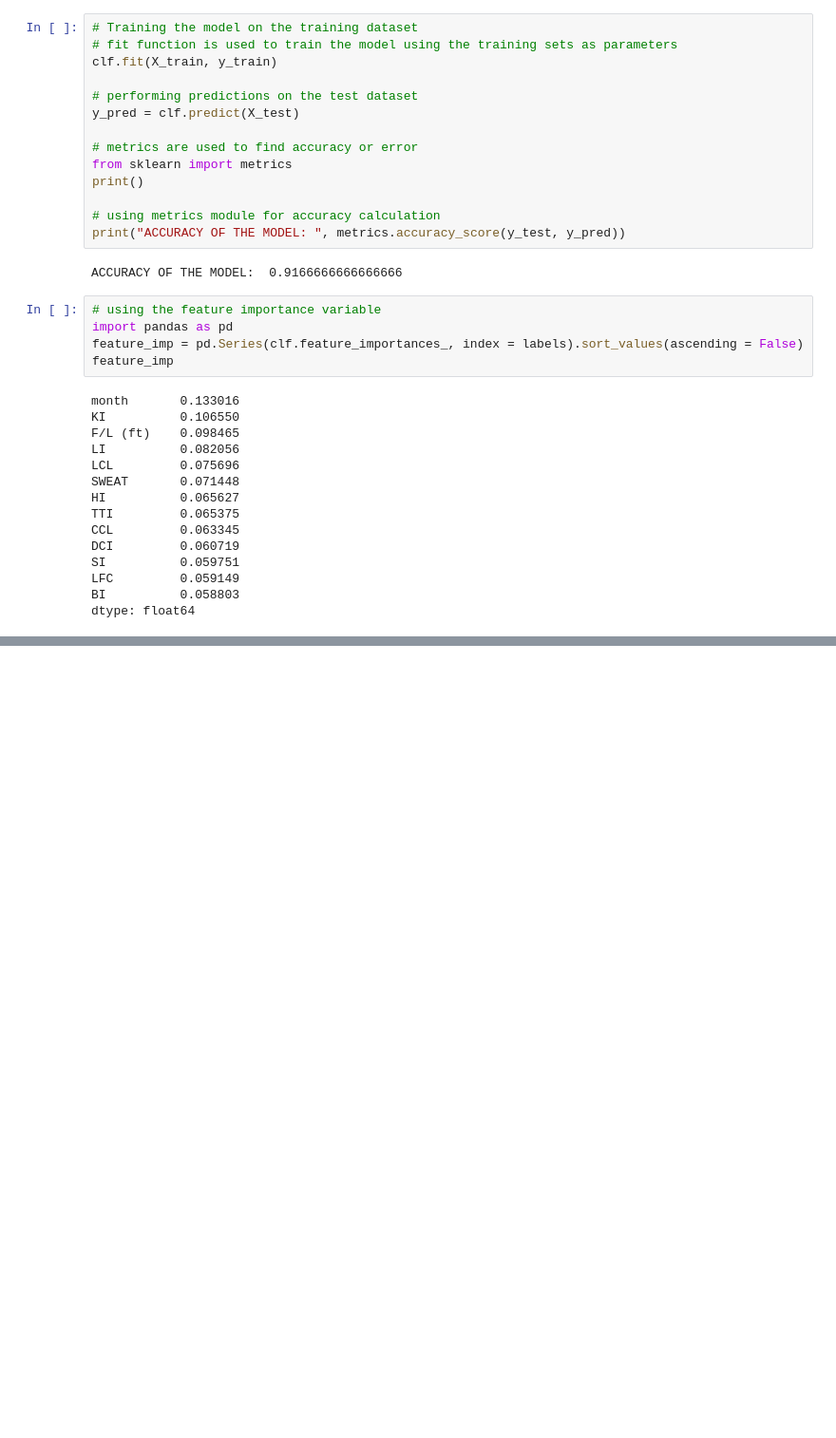
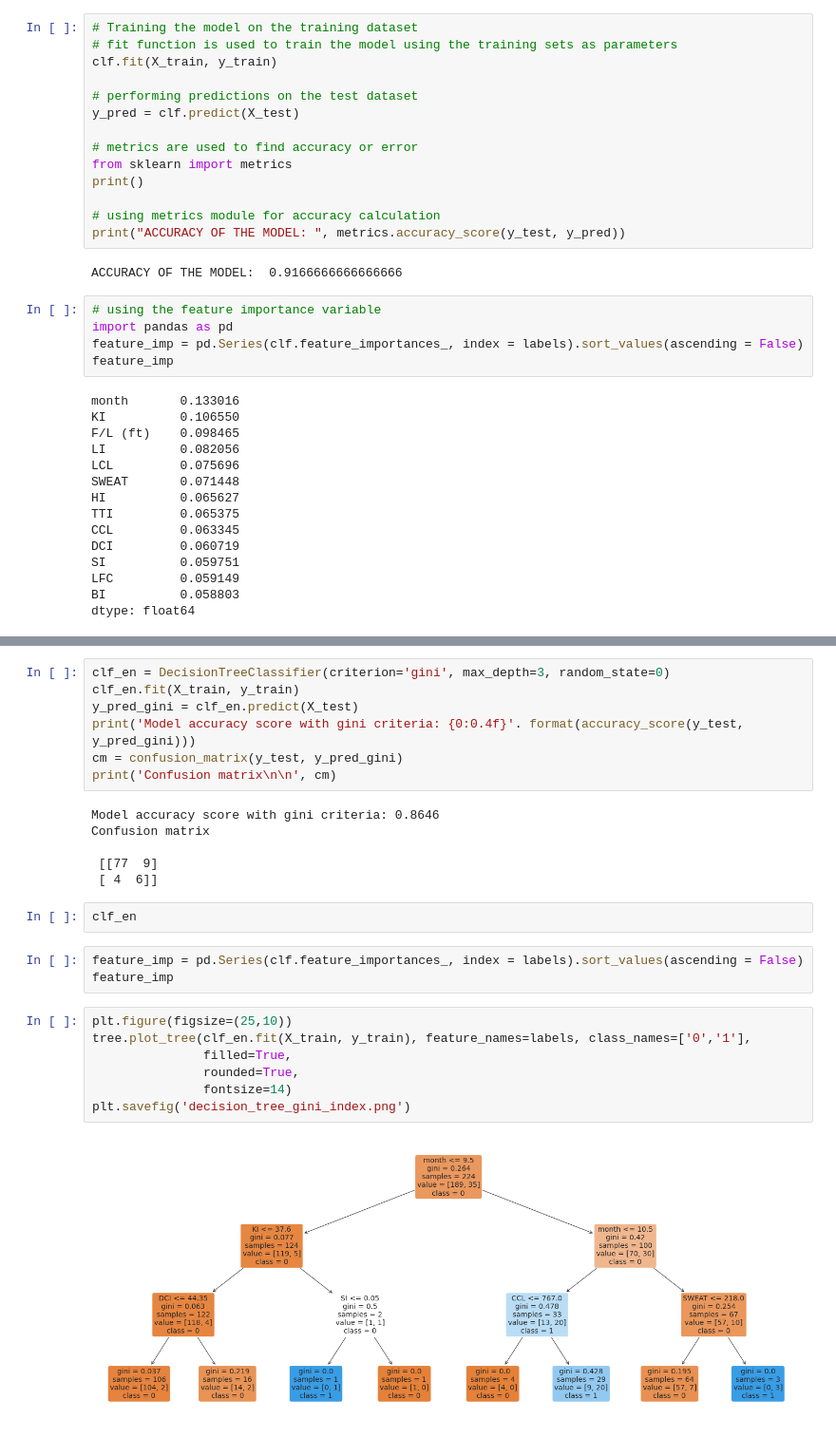
Before and after one commit to ishankarve/meta_analysis, a Jupyter notebook: met_forecast.ipynb, the cells around one changed output, grey strips where cells are left out. Shown at 95% size. Drawn from its saved outputs; the diff is of its cells as text; blank space fills up the shorter version.

```diff
--- a/met_forecast.ipynb
+++ b/met_forecast.ipynb
@@ -442,0 +495,27 @@ dtype: float64
+# %%
+clf_en = DecisionTreeClassifier(criterion='gini', max_depth=3, random_state=0)
+clf_en.fit(X_train, y_train)
+y_pred_gini = clf_en.predict(X_test)
+print('Model accuracy score with gini criteria: {0:0.4f}'. format(accuracy_score(y_test, y_pred_gini)))
+cm = confusion_matrix(y_test, y_pred_gini)
+print('Confusion matrix\n\n', cm)
+# %% [output]
+Model accuracy score with gini criteria: 0.8646
+Confusion matrix
+
+ [[77  9]
+ [ 4  6]]
+# %%
+clf_en
+# %%
+feature_imp = pd.Series(clf.feature_importances_, index = labels).sort_values(ascending = False)
+feature_imp
+# %%
+plt.figure(figsize=(25,10))
+tree.plot_tree(clf_en.fit(X_train, y_train), feature_names=labels, class_names=['0','1'],
+               filled=True,
+               rounded=True,
+               fontsize=14)
+plt.savefig('decision_tree_gini_index.png')
+# %% [output]
+[figure, added]
```
Also changed, not shown: parts of 8 cells of this notebook.
